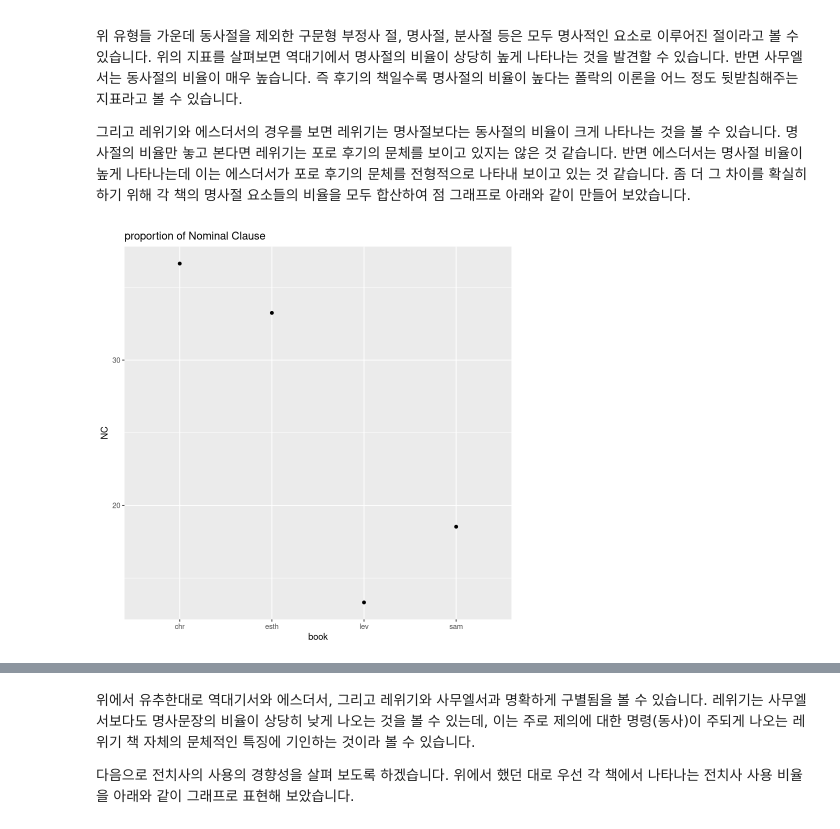
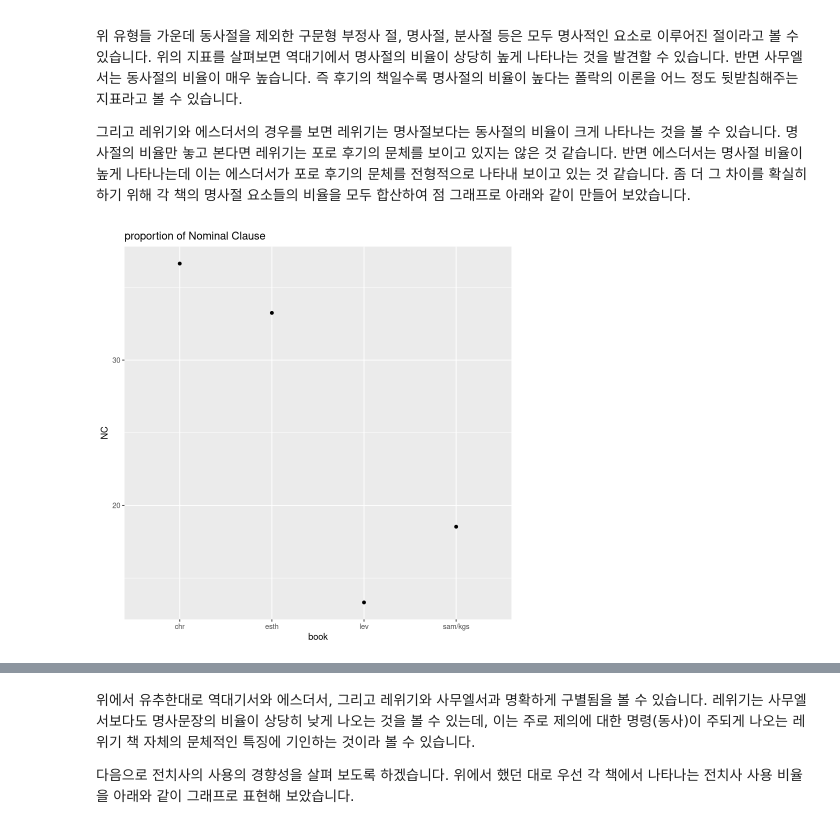
Before and after one commit to alphalef/digital-biblical-studies, a Jupyter notebook: Esther-Linguistic-Approach/R_Analysis.ipynb, the cells around one changed output, grey strips where cells are left out. Saved outputs shown, nothing was run; the diff lists cells and outputs as text; code cells hidden in the pictures.

```diff
--- a/Esther-Linguistic-Approach/R_Analysis.ipynb
+++ b/Esther-Linguistic-Approach/R_Analysis.ipynb
@@ -104,23 +116,23 @@ grid.draw(rbind(ggplotGrob(ctyp1), ggplotGrob(ctyp2), ggplotGrob(ctyp3), ggplotG
 # %%
 #proportion of nominal clause of each book
 sam_NmCl <- sam_ctyp[(sam_ctyp$ctyp == 'NmCl' | sam_ctyp$ctyp == 'Ptcp' | sam_ctyp$ctyp == 'InfC' | sam_ctyp$ctyp == 'Voct' | sam_ctyp$ctyp == 'AjCl'),]
 sum_sam = sum(sam_NmCl[, c(3)])
 
 chr_NmCl <- chr_ctyp[(chr_ctyp$ctyp == 'NmCl' | chr_ctyp$ctyp == 'Ptcp' | chr_ctyp$ctyp == 'InfC' | chr_ctyp$ctyp == 'Voct' | chr_ctyp$ctyp == 'AjCl'),]
 sum_chr = sum(chr_NmCl[, c(3)])
 
 lev_NmCl <- lev_ctyp[(lev_ctyp$ctyp == 'NmCl' | lev_ctyp$ctyp == 'Ptcp' | lev_ctyp$ctyp == 'InfC' | lev_ctyp$ctyp == 'Voct' | lev_ctyp$ctyp == 'AjCl'),]
 sum_lev = sum(lev_NmCl[, c(3)])
 
 esth_NmCl <- esth_ctyp[(esth_ctyp$ctyp == 'NmCl' | esth_ctyp$ctyp == 'Ptcp' | esth_ctyp$ctyp == 'InfC' | esth_ctyp$ctyp == 'Voct' | esth_ctyp$ctyp == 'AjCl'),]
 sum_esth = sum(esth_NmCl[, c(3)])
 
-book <- c("sam", "chr", "lev", "esth")
+book <- c("sam/kgs", "chr", "lev", "esth")
 NC <- c(sum_sam, sum_chr, sum_lev, sum_esth)
 NCtable <- data.frame(book, NC)
 
 ggplot(data=NCtable, aes(x=book, y=NC)) +
   geom_point() +
   ggtitle("proportion of Nominal Clause")
 # %% [output]
-[figure, old version]
+[figure, new version]
```
Also changed, not shown: parts of 2 cells of this notebook, 16 other files.
